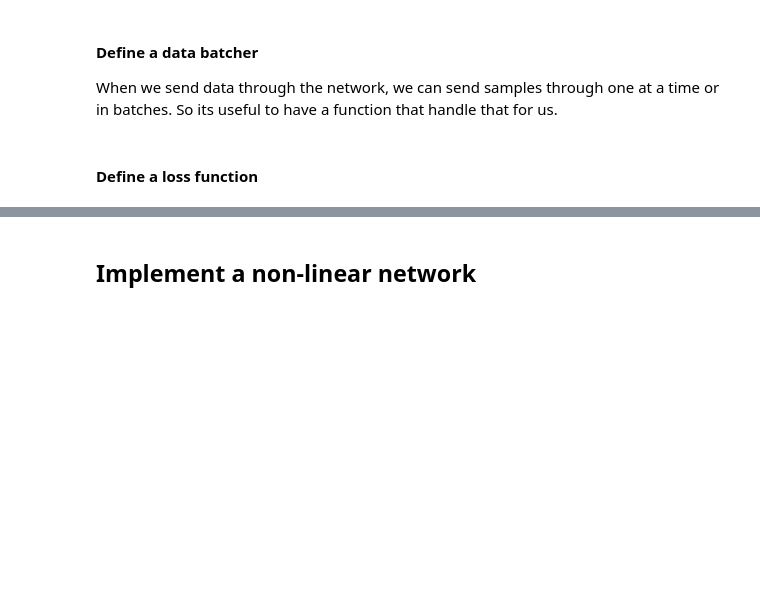
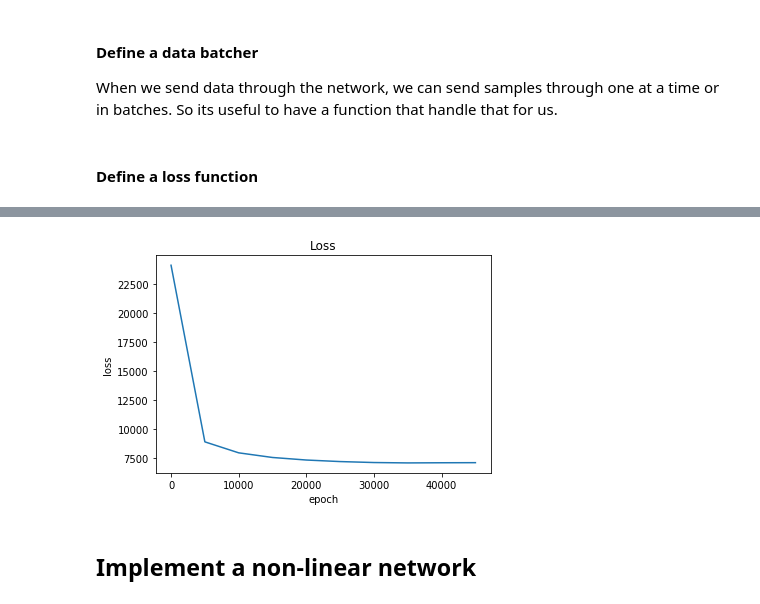
Before and after one commit to zendesk/intelligent-machines, a Jupyter notebook: 2_simple_neural_network/simple_neural_network.ipynb, the cells around one changed output, grey strips where cells are left out. Cells and saved outputs as stored; diff of their text form; code cells hidden in the pictures; blank space fills up the shorter version.

```diff
--- a/2_simple_neural_network/simple_neural_network.ipynb
+++ b/2_simple_neural_network/simple_neural_network.ipynb
@@ -191,3 +196,8 @@ epoch 45000 ... loss: 7117.18
+# %%
+plt.plot(epoch_list, loss)
+plt.xlabel('epoch'), plt.ylabel('loss'), plt.title("Loss");
+# %% [output]
+[figure, added]
 # %% [markdown]
 ## Implement a non-linear network
 # %%
```
Also changed, not shown: parts of 12 cells of this notebook, 7 other files.
